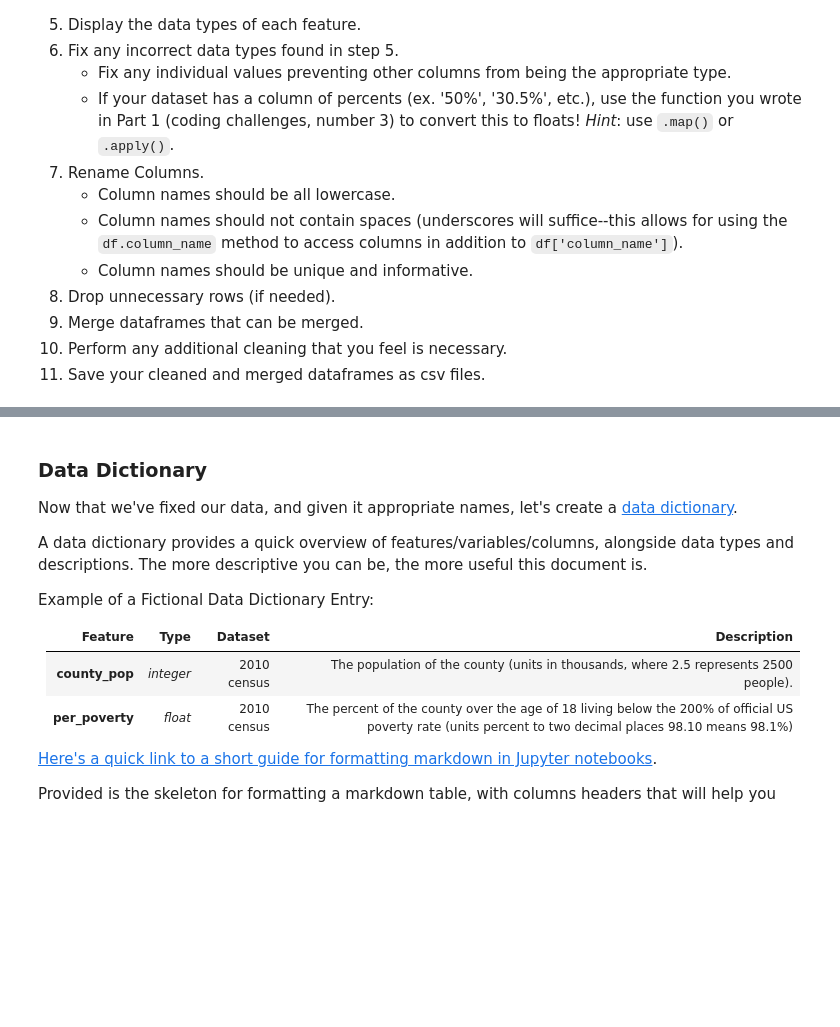
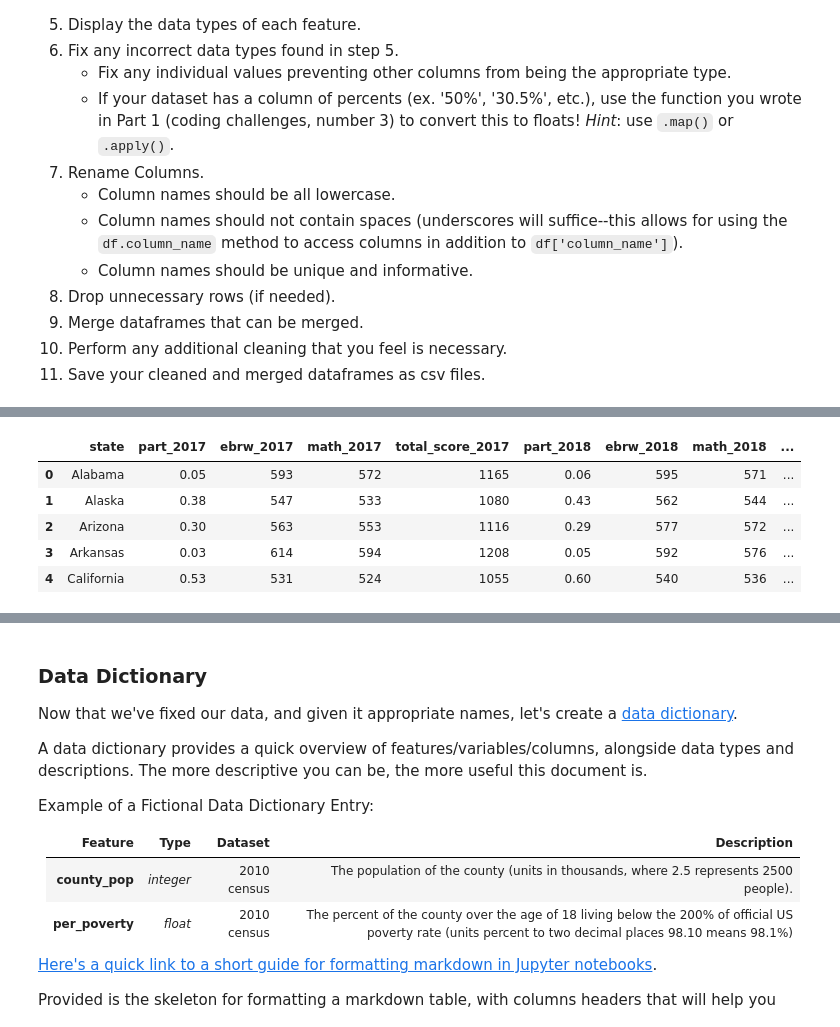
Before and after one commit to jpetersen626/sat_analysis, a Jupyter notebook: code/starter-code.ipynb, the cells around one changed output, grey strips where cells are left out. Cells and saved outputs as stored; diff of their text form; code cells hidden in the pictures; blank space fills up the shorter version.

Commit message:
worked on project

```diff
--- a/code/starter-code.ipynb
+++ b/code/starter-code.ipynb
@@ -154,0 +284,4 @@ Import the datasets that you selected for this project and go through the follow
+# %%
+# Code:
+sat_19 = pd.read_csv('C:/Users/jacki/Desktop/DSI/Projects/project-1/data/sat_2019.csv')
+sat_19.head()
@@ -154,0 +316,4 @@ Import the datasets that you selected for this project and go through the follow
+# %%
+sat_19['Participation Rate'] = sat_19['Participation Rate'].replace('—', 'NaN')
+# %%
+sat_19['Participation Rate'] = sat_19['Participation Rate'].apply(data_clean)
@@ -154,0 +338,4 @@ Import the datasets that you selected for this project and go through the follow
+# %%
+column_names = ['state', 'part_2019', 'ebrw_2019', 'math_2019', 'total_score_2019']
+sat_19.columns = column_names
+sat_19.head()
@@ -154,0 +431,10 @@ Import the datasets that you selected for this project and go through the follow
+# %%
+sat_all = pd.merge(pd.merge(sat_17, sat_18, on='state'), sat_19, on='state')
+sat_all.head()
+# %% [output]
+|  | state | part_2017 | ebrw_2017 | math_2017 | total_score_2017 | part_2018 | ebrw_2018 | math_2018 | ... |
+| 0 | Alabama | 0.05 | 593 | 572 | 1165 | 0.06 | 595 | 571 | ... |
+| 1 | Alaska | 0.38 | 547 | 533 | 1080 | 0.43 | 562 | 544 | ... |
+| 2 | Arizona | 0.30 | 563 | 553 | 1116 | 0.29 | 577 | 572 | ... |
+| 3 | Arkansas | 0.03 | 614 | 594 | 1208 | 0.05 | 592 | 576 | ... |
+| 4 | California | 0.53 | 531 | 524 | 1055 | 0.60 | 540 | 536 | ... |
```
Also changed, not shown: parts of 38 cells of this notebook, 2 other files.
